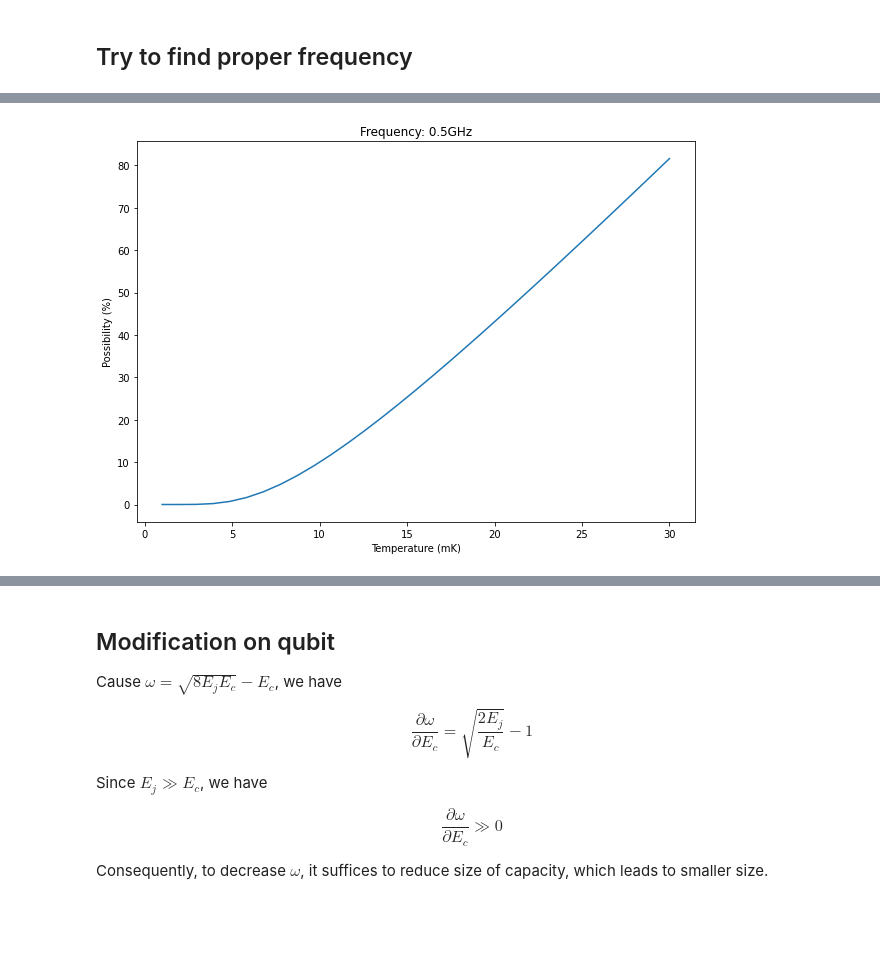
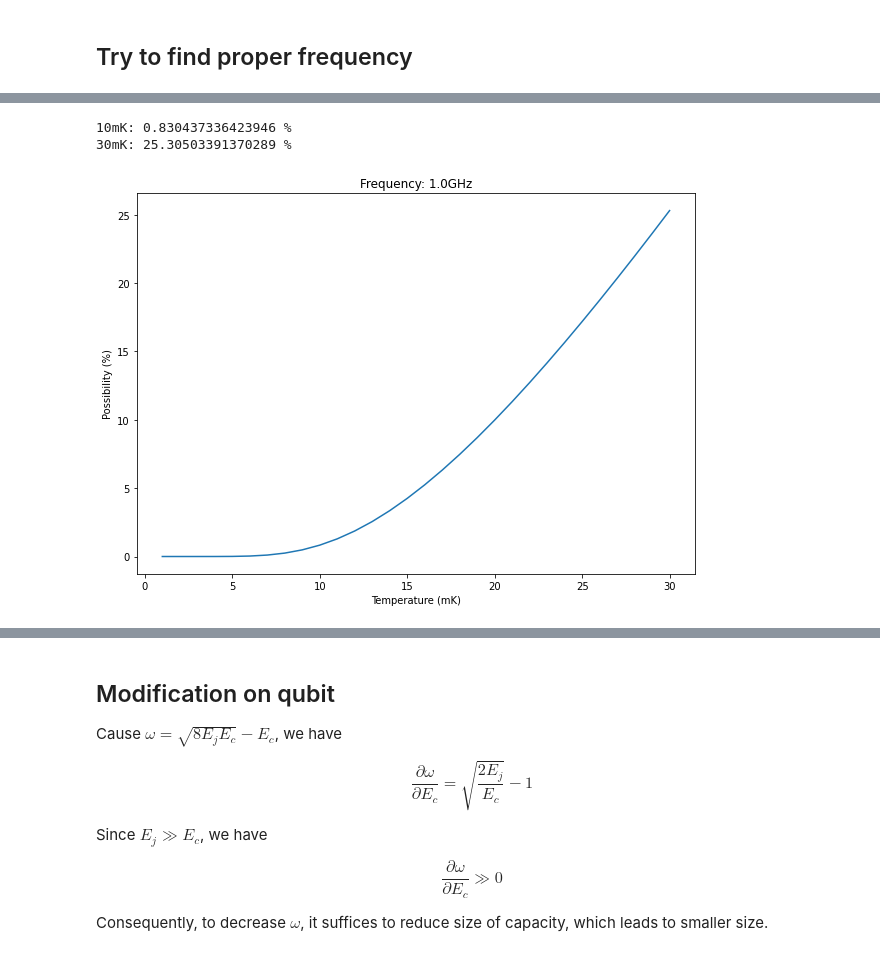
Before and after one commit to hoolheart/scout, a Jupyter notebook: notebooks/02-quantum-computing/01-temperature.ipynb, the cells around one changed output, grey strips where cells are left out. Saved outputs shown, nothing was run; the diff lists cells and outputs as text; code cells hidden in the pictures; blank space fills up the shorter version.

```diff
--- a/notebooks/02-quantum-computing/01-temperature.ipynb
+++ b/notebooks/02-quantum-computing/01-temperature.ipynb
@@ -136,5 +121,9 @@ fig.show()
-# %%
-_, fig = draw_possibility_on_temperature(0.5e9, temperatures)
-fig.show()
-# %% [output]
-[figure, removed]
+# %%
+p, _ = draw_possibility_on_temperature(1.0e9, temperatures)
+print(f'10mK: {p[9] * 100.0} %')
+print(f'30mK: {p[29] * 100.0} %')
+plt.show()
+# %% [output]
+10mK: 0.830437336423946 %
+30mK: 25.30503391370289 %
+[figure, added]
```
Also changed, not shown: parts of 11 cells of this notebook.
